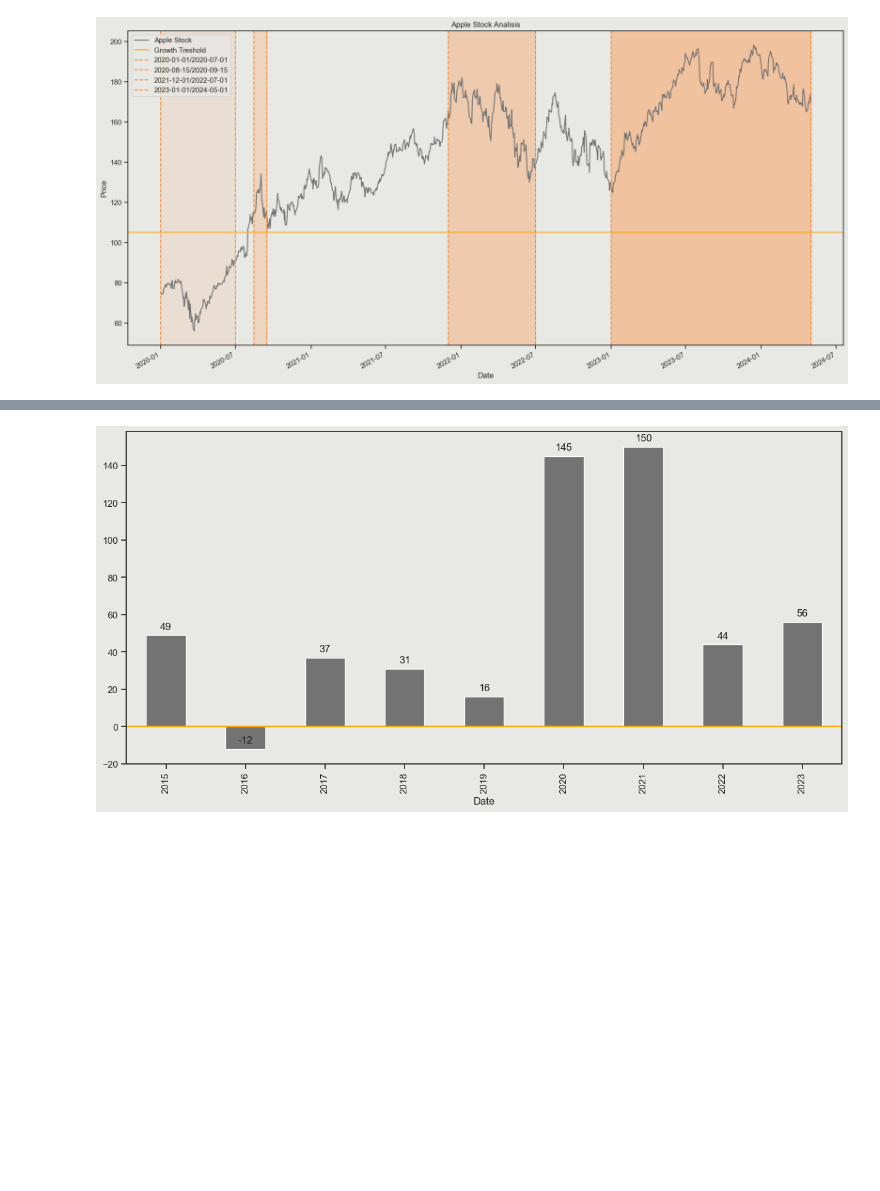
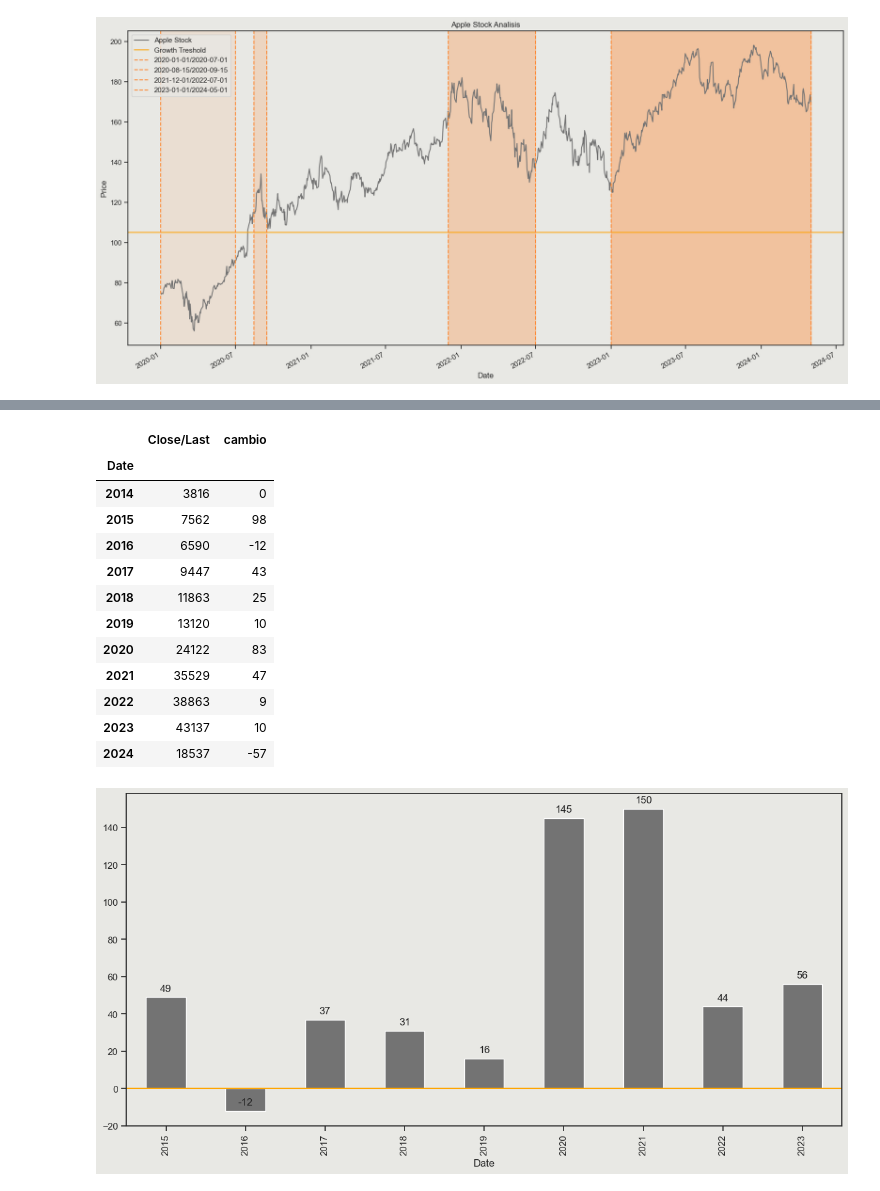
Before and after one commit to carlosgutierrezch/LSTM_Forecast, a Jupyter notebook: notebooks/EDA.ipynb, the cells around one changed output, grey strips where cells are left out. Cells and saved outputs as stored; diff of their text form; code cells hidden in the pictures; blank space fills up the shorter version.

```diff
--- a/notebooks/EDA.ipynb
+++ b/notebooks/EDA.ipynb
@@ -24,14 +24,14 @@ def time_features(df: pd.DataFrame)-> pd.DataFrame:
 - Function to evaluate the increment or decrease in percentage
 # %%
 def time_change(df):
+    df= df.groupby(df.index.year).agg({'Close/Last':'sum'}).astype(int)
     nuevo= df.iloc[:,0].tolist()
-    lista_2= []
+    empty_list= []
     for i in range(1,len(nuevo)):
-
         difference= (nuevo[i]-nuevo[i-1])/nuevo[i-1]*100
-        lista_2.append(difference)
-    if len(nuevo) != len(lista_2):
-        df["cambio"]= [0]+lista_2
+        empty_list.append(difference)
+    if len(nuevo) != len(empty_list):
+        df["cambio"]= [0]+empty_list
         df.cambio= df.cambio.astype(int)
     return df
 # %% [markdown]
@@ -179 +189,17 @@ year_total= df.groupby(df.index.year).agg({"Close/Last":"sum"}).astype(int)
+# %%
+time_change(df)
+# %% [output]
+|  | Close/Last | cambio |
+| Date |  |  |
+| 2014 | 3816 | 0 |
+| 2015 | 7562 | 98 |
+| 2016 | 6590 | -12 |
+| 2017 | 9447 | 43 |
+| 2018 | 11863 | 25 |
+| 2019 | 13120 | 10 |
+| 2020 | 24122 | 83 |
+| 2021 | 35529 | 47 |
+| 2022 | 38863 | 9 |
+| 2023 | 43137 | 10 |
+| 2024 | 18537 | -57 |
 # %%
```
Also changed, not shown: parts of 5 cells of this notebook.
